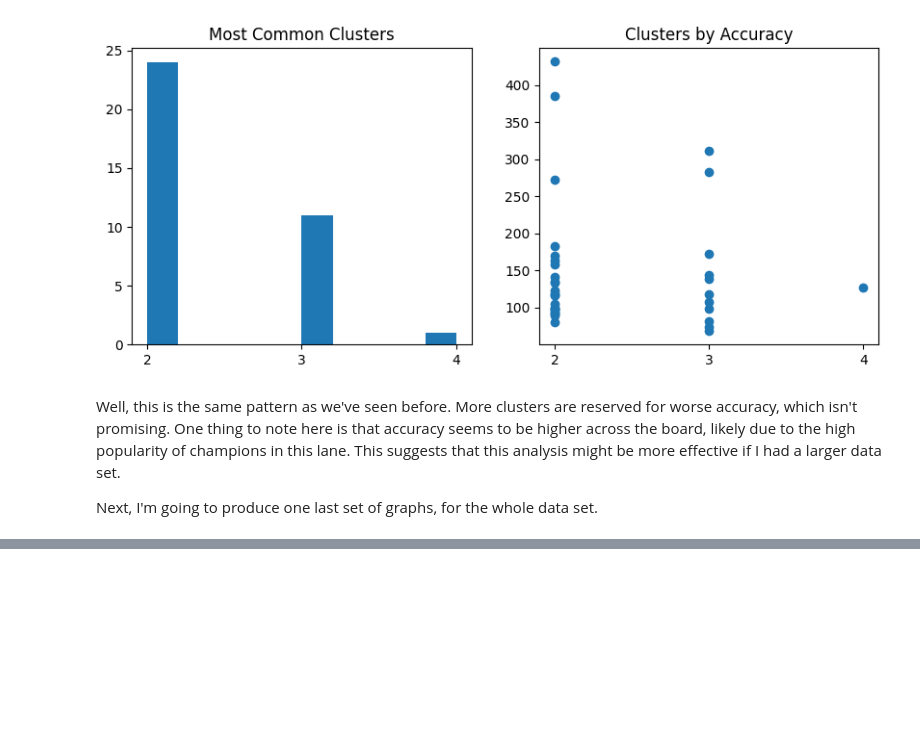
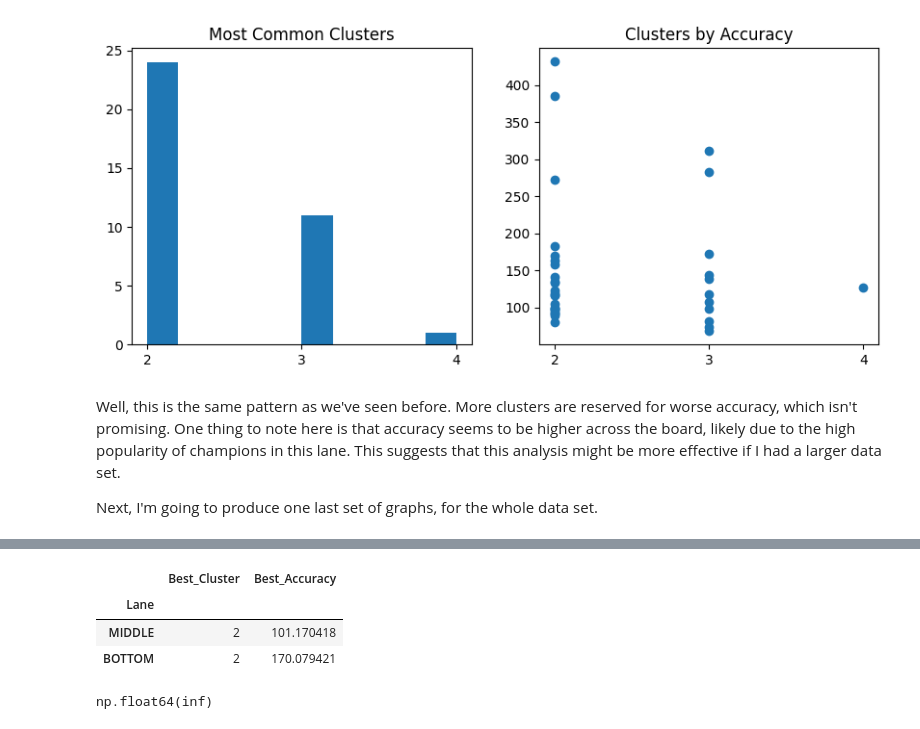
Before and after one commit to greenbird76/DSCI235_Final_Project, a Jupyter notebook: Clustering.ipynb, the cells around one changed output, grey strips where cells are left out. Drawn from its saved outputs; the diff is of its cells as text; code cells hidden in the pictures; blank space fills up the shorter version.

```diff
--- a/Clustering.ipynb
+++ b/Clustering.ipynb
@@ -209,0 +222,21 @@ Next, I'm going to produce one last set of graphs, for the whole data set.
+# %%
+total_best.set_index(['Champion','Lane']).loc['Lux']
+# %% [output]
+|  | Best_Cluster | Best_Accuracy |
+| Lane |  |  |
+| MIDDLE | 2 | 101.170418 |
+| BOTTOM | 2 | 170.079421 |
+# %%
+champ = "Caitlyn"
+cClus = total_best[total_best["Champion"]==champ]["Best_Cluster"][0]
+#cClus
+functional = items[items["championName"]==champ].drop(columns=droplist).drop(columns=['championName'])
+functional['KDA'].max()
+#kmeans = KMeans(n_clusters=cClus,random_state=493,n_init="auto").fit(functional)
+#labels=kmeans.labels_
+#labels
+#        scores[i-2,0]=i
+#        scores[i-2,1]=met.calinski_harabasz_score(X, labels)
+#    return scores[np.argmax(scores[:,1])]
+# %% [output]
+np.float64(inf)
```
Also changed, not shown: parts of 4 cells of this notebook.
